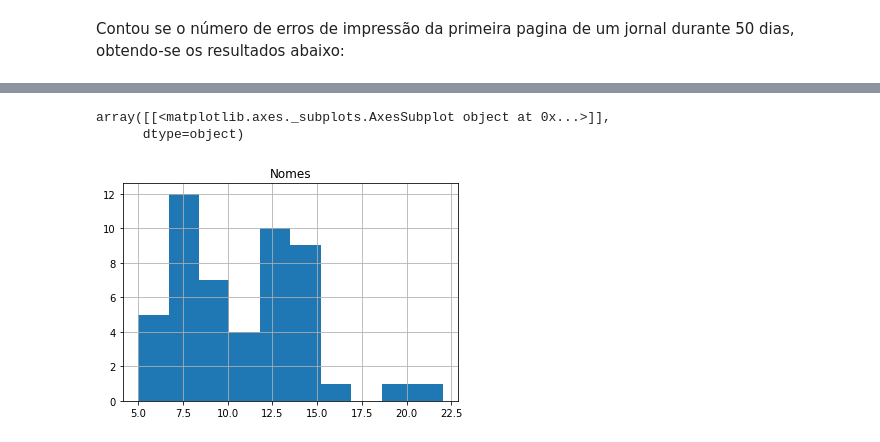
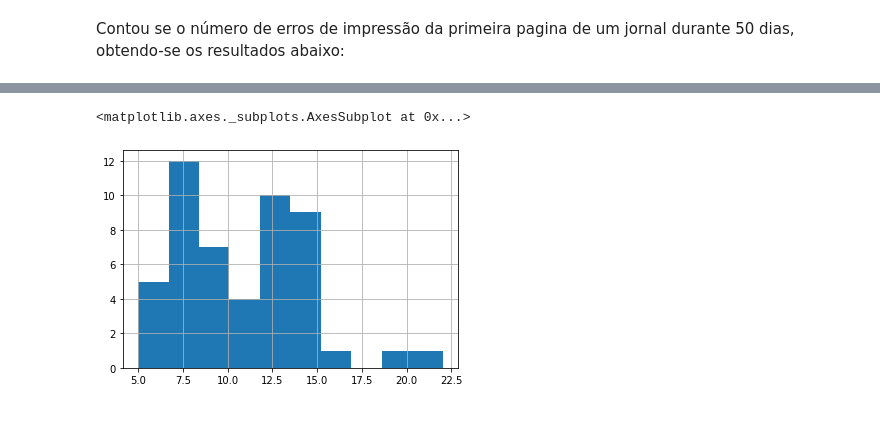
Before and after one commit to nilberthsouza/Businessinteligence, a Jupyter notebook: Exercicios_Livro_Bussab.ipynb, the cells around one changed output, grey strips where cells are left out. Drawn from its saved outputs; the diff is of its cells as text; code cells hidden in the pictures.

```diff
--- a/Exercicios_Livro_Bussab.ipynb
+++ b/Exercicios_Livro_Bussab.ipynb
@@ -8,8 +8,8 @@ import seaborn as sns
 
 
 erros = [8, 11, 8, 12, 14, 13, 11, 14, 14, 15, 6, 10, 14, 19, 6, 12, 7, 5, 8, 8, 10, 16, 10, 12, 12, 8, 11, 6, 7, 12, 7, 10, 14, 5, 12, 7, 9, 12, 11, 9, 14, 8, 14, 8, 12, 10, 12, 22, 7, 15]
-indice = [i for i in range(len(erros))]
-dfe = pd.DataFrame({"Nomes":erros})
+dias = [i for i in range(len(erros))]
+dfe = pd.DataFrame({"Erros":erros,"Dia":dias})
 
 dfe.head()
 # %% [output]
@@ -26,6 +29,5 @@ dfe.head()
 # %%
-dfe.hist()
+dfe.Erros.hist()
 # %% [output]
-array([[<matplotlib.axes._subplots.AxesSubplot object at 0x...>]],
-      dtype=object)
+<matplotlib.axes._subplots.AxesSubplot at 0x...>
-[figure, old version]
+[figure, new version]
```
Also changed, not shown: parts of 6 cells of this notebook.
